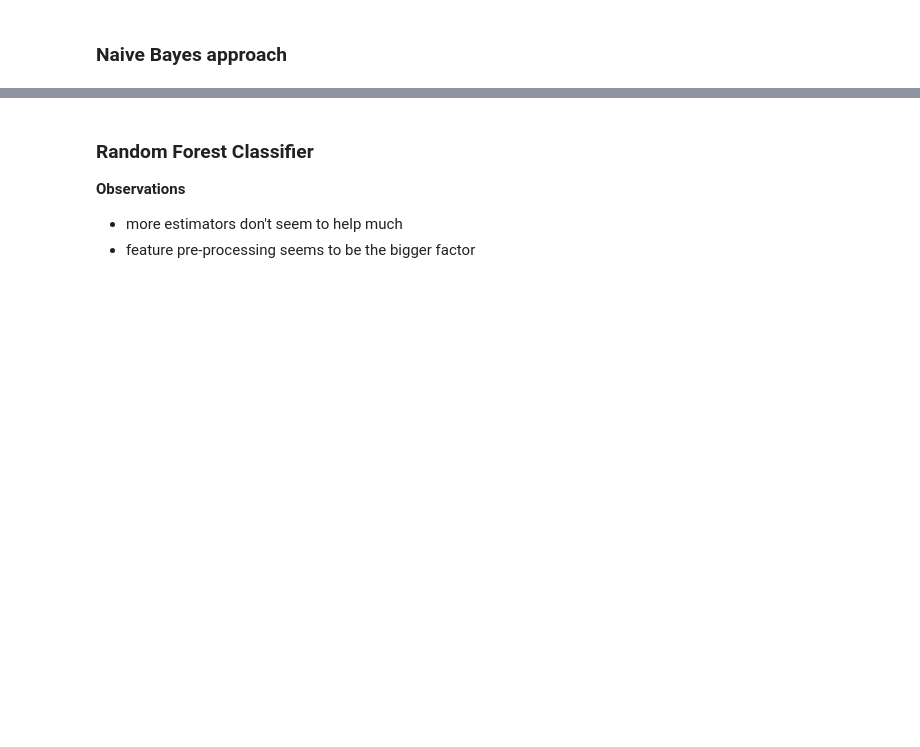
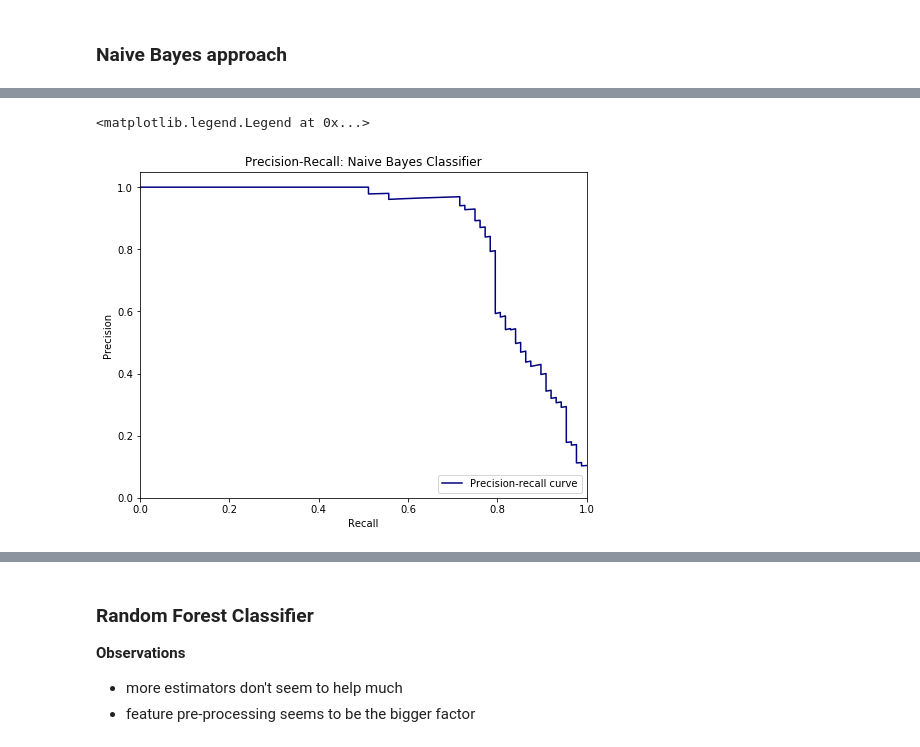
Before and after one commit to pmayostendorp/beforeiaccept, a Jupyter notebook: scripts/Data Encryption Model Development.ipynb, the cells around one changed output, grey strips where cells are left out. Cells and saved outputs as stored; diff of their text form; code cells hidden in the pictures; blank space fills up the shorter version.

Commit message:
Updating data encryption model with new thresholding approach.

```diff
--- a/scripts/Data Encryption Model Development.ipynb
+++ b/scripts/Data Encryption Model Development.ipynb
@@ -203,7 +203,9 @@ data_encryption_NB_segment.fit(segments_train, targets_train)
 targets_prob = data_encryption_NB_segment.predict_proba(segments_test)
 preds = data_encryption_NB_segment.predict(segments_test)
 fpr, tpr, thresholds = roc_curve(targets_test, targets_prob[:,1])
+prec, rec, thresholds2 = precision_recall_curve(targets_test, targets_prob[:,1],1)
 roc_auc = auc(fpr,tpr)
+#rec_auc = auc(prec,rec)
 # %%
 #Plotting out the ROC curve
 import matplotlib.pyplot as plt
@@ -226,2 +228,18 @@ plt.legend(loc="lower right")
+# %%
+#Plotting out the Precision-recall curve
+plt.figure(figsize=(8,6))
+plt.plot(rec, prec, color='navy', label='Precision-recall curve')
+#plt.scatter(rec, prec, c=thresholds2, cmap='RdYlGn', label='Threshold')
+#plt.colorbar()
+#plt.plot([0, 1], [0, 1], color='black', linestyle='--')
+plt.xlim([0.0, 1.0])
+plt.ylim([0.0, 1.05])
+plt.xlabel('Recall')
+plt.ylabel('Precision')
+plt.title('Precision-Recall: Naive Bayes Classifier')
+plt.legend(loc="lower right")
+# %% [output]
+<matplotlib.legend.Legend at 0x...>
+[figure, added]
 # %%
 #Pick the best threshold
```
Also changed, not shown: parts of 6 cells of this notebook, 1 other file.
